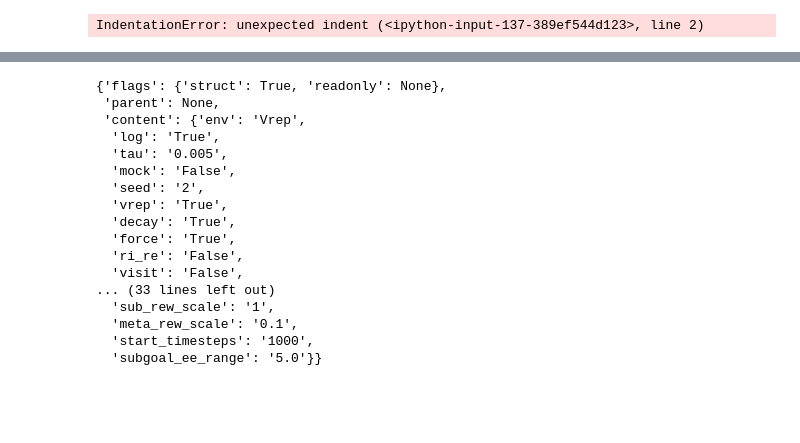
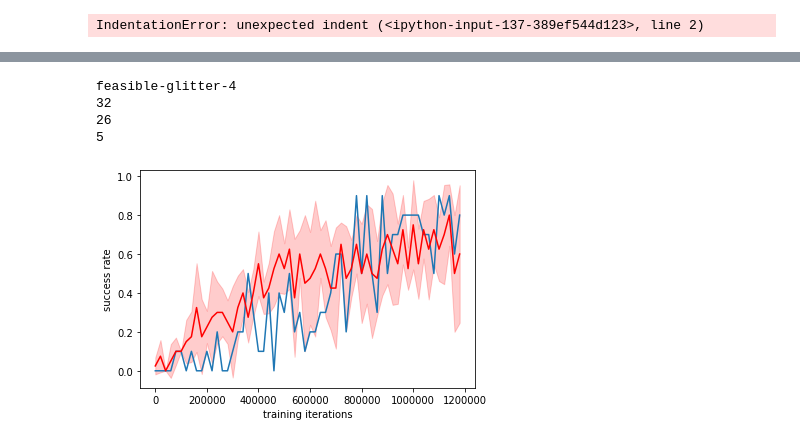
Before and after one commit to P-Schumacher/research, a Jupyter notebook: data_analysis/Project_analysis.ipynb, the cells around one changed output, grey strips where cells are left out. Saved outputs shown, nothing was run; the diff lists cells and outputs as text; code cells hidden in the pictures; blank space fills up the shorter version.

```diff
--- a/data_analysis/Project_analysis.ipynb
+++ b/data_analysis/Project_analysis.ipynb
@@ -304,21 +284,52 @@ plt.legend(['Off Policy = False', 'Off Policy = True'])
 [figure]
-# %%
-df['config'][2]
-# %% [output]
-{'flags': {'struct': True, 'readonly': None},
- 'parent': None,
- 'content': {'env': 'Vrep',
-  'log': 'True',
-  'tau': '0.005',
-  'mock': 'False',
-  'seed': '2',
-  'vrep': 'True',
-  'decay': 'True',
-  'force': 'True',
-  'ri_re': 'False',
-  'visit': 'False',
-... (33 lines left out)
-  'sub_rew_scale': '1',
-  'meta_rew_scale': '0.1',
-  'start_timesteps': '1000',
-  'subgoal_ee_range': '5.0'}}
+# %%
+key = 'eval/success_rate'
+#df = pd.read_pickle('research.pyc')
+df = pd.read_pickle('goal_smoothing.pyc')
+#df = get_df_selection(df, 'smooth_factor', 0.5)
+length = 60
+results = np.zeros(shape=[1, length])
+print(df.iloc[0].loc['name'])
+for i in range(1):
+    run = df.iloc[i].loc[key]
+    run = np.reshape(run, [1, run.shape[0]])
+    if run.shape[1] >= length:
+        results = np.concatenate([results, run[:, :length]], axis=0)
+    x_range = np.arange(0, length) * 20000
+    plt.plot(x_range, run[0, :length])
+mean = np.mean(results[1:], axis = 0)
+std = np.std(results[1:], axis=0)
+x_range = np.arange(0, length) * 20000
+#plt.plot(x_range, mean, color=color)
+#plt.fill_between(x_range, mean - std, np.minimum(mean + std, 1.0),
+      # color=color, alpha=0.2)
+plt.xlabel('training iterations')
+plt.ylabel('success rate')
+
+if True:
+    df = pd.read_pickle('research.pyc')
+    df = get_df_selection(df, 'offpolicy', 0)
+    df = get_df_selection(df, 'agent_action_regularizer', 0.0)
+    for c, color in zip([10], ['r', 'g', 'k']):
+        df_current = get_df_selection(df, 'c_step', c)
+        results = np.zeros(shape=[1, length])
+        for i in range(5):
+            run = df_current.iloc[i].loc[key]
+            run = np.reshape(run, [1, run.shape[0]])
+            if run.shape[1] >= length:
+                results = np.concatenate([results, run[:, :length]], axis=0)
+        mean = np.mean(results[1:], axis = 0)
+        std = np.std(results[1:], axis=0)
+        x_range = np.arange(0, length) * 20000
+        plt.plot(x_range, mean, color=color)
+        plt.fill_between(x_range, mean - std, np.minimum(mean + std, 1.0),
+               color=color, alpha=0.2)
+    plt.xlabel('training iterations')
+    plt.ylabel('success rate')
+    #plt.legend(['HIRO', 'Flat agent'])
+# %% [output]
+feasible-glitter-4
+32
+26
+5
+[figure, added]
```
Also changed, not shown: parts of 6 cells of this notebook, 4 other files.
